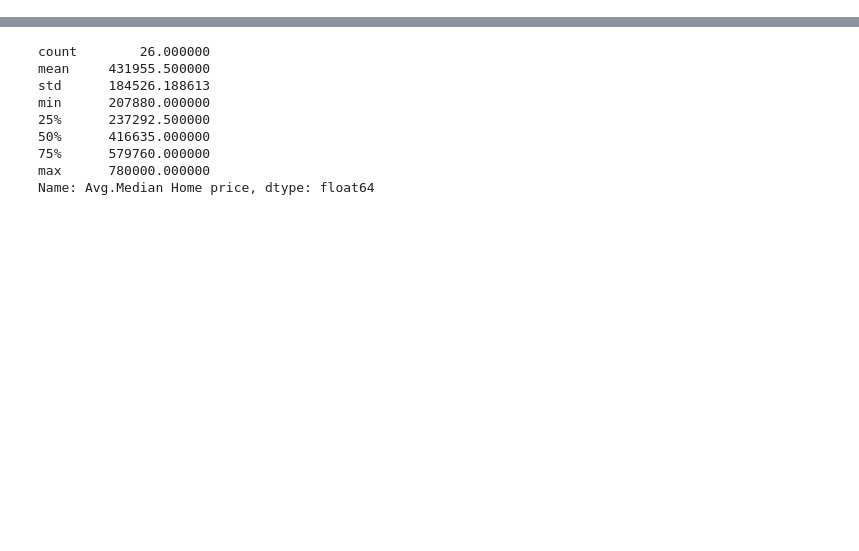
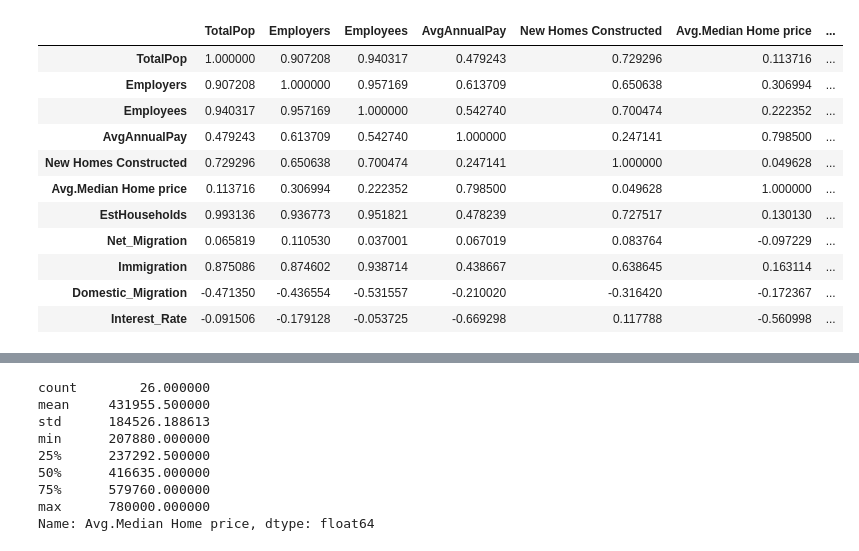
Before and after one commit to Niyatihd/BC-Project3, a Jupyter notebook: Countylvl_Initial_LinearRegressionModel_multiVar(3).ipynb, the cells around one changed output, grey strips where cells are left out. Drawn from its saved outputs; the diff is of its cells as text; code cells hidden in the pictures; blank space fills up the shorter version.

```diff
--- a/Countylvl_Initial_LinearRegressionModel_multiVar(3).ipynb
+++ b/Countylvl_Initial_LinearRegressionModel_multiVar(3).ipynb
@@ -22,3 +22,18 @@ df.head()
+# %%
+df.corr()
+# %% [output]
+|  | TotalPop | Employers | Employees | AvgAnnualPay | New Homes Constructed | Avg.Median Home price | ... |
+| TotalPop | 1.000000 | 0.907208 | 0.940317 | 0.479243 | 0.729296 | 0.113716 | ... |
+| Employers | 0.907208 | 1.000000 | 0.957169 | 0.613709 | 0.650638 | 0.306994 | ... |
+| Employees | 0.940317 | 0.957169 | 1.000000 | 0.542740 | 0.700474 | 0.222352 | ... |
+| AvgAnnualPay | 0.479243 | 0.613709 | 0.542740 | 1.000000 | 0.247141 | 0.798500 | ... |
+| New Homes Constructed | 0.729296 | 0.650638 | 0.700474 | 0.247141 | 1.000000 | 0.049628 | ... |
+| Avg.Median Home price | 0.113716 | 0.306994 | 0.222352 | 0.798500 | 0.049628 | 1.000000 | ... |
+| EstHouseholds | 0.993136 | 0.936773 | 0.951821 | 0.478239 | 0.727517 | 0.130130 | ... |
+| Net_Migration | 0.065819 | 0.110530 | 0.037001 | 0.067019 | 0.083764 | -0.097229 | ... |
+| Immigration | 0.875086 | 0.874602 | 0.938714 | 0.438667 | 0.638645 | 0.163114 | ... |
+| Domestic_Migration | -0.471350 | -0.436554 | -0.531557 | -0.210020 | -0.316420 | -0.172367 | ... |
+| Interest_Rate | -0.091506 | -0.179128 | -0.053725 | -0.669298 | 0.117788 | -0.560998 | ... |
 # %%
 df_alameda = df.loc[df["County"] =="Alameda"]
 # %%
```
Also changed, not shown: parts of 3 cells of this notebook, 5 other files.
